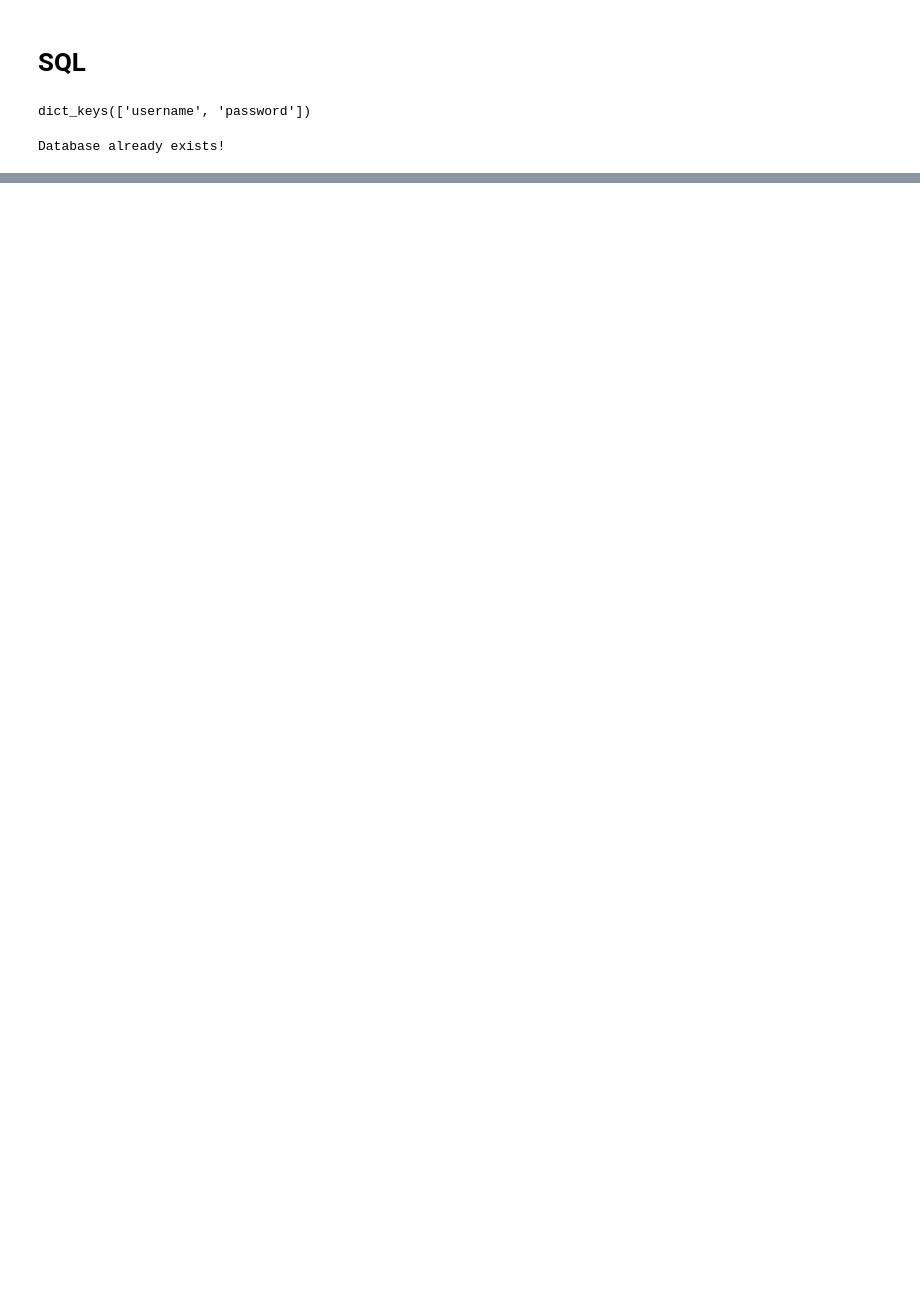
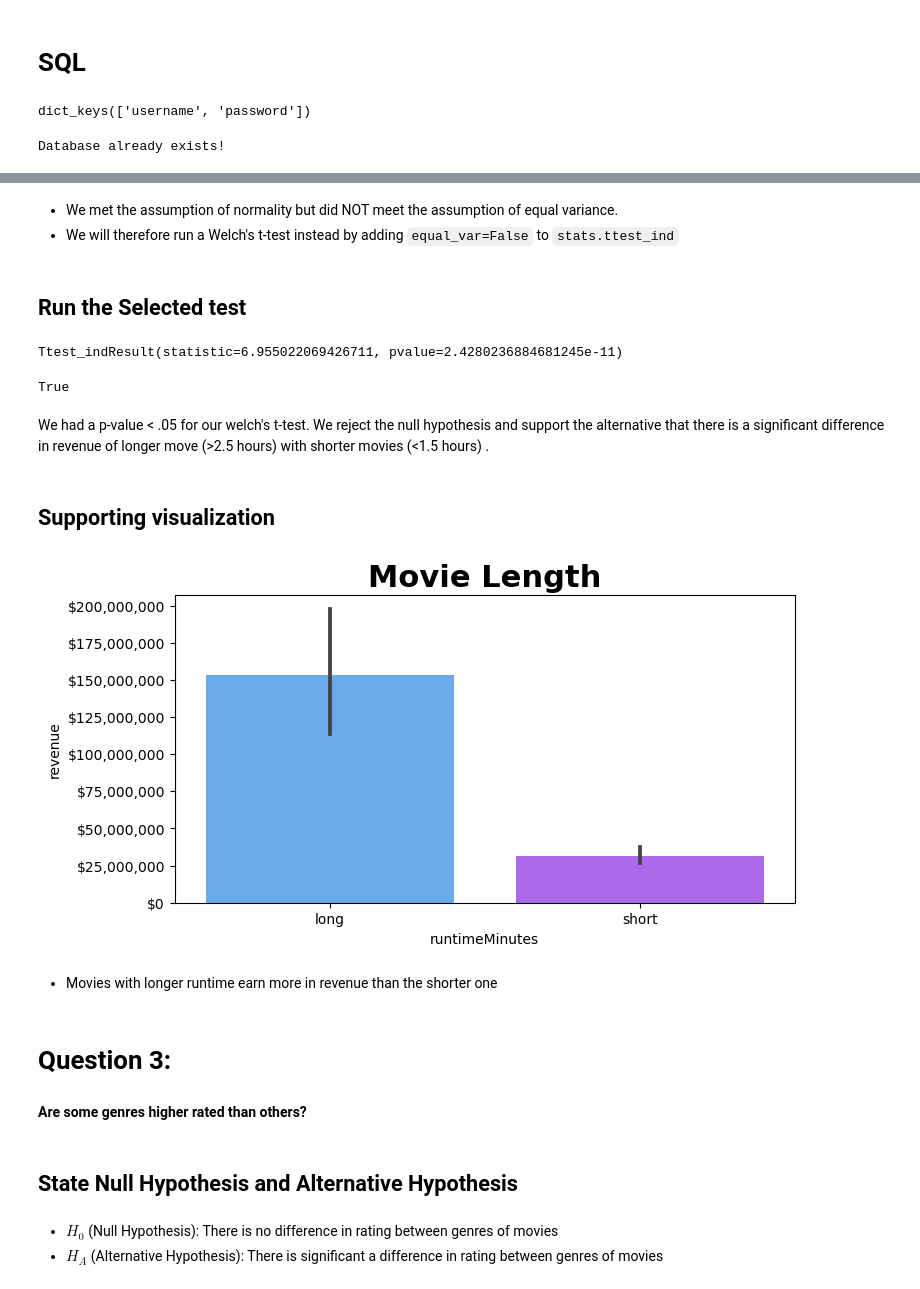
Before and after one commit to J4sonN/IMDB-data-enrichment, a Jupyter notebook: TMDB Hypothesis Testing.ipynb, the cells around one changed output, grey strips where cells are left out. Cells and saved outputs as stored; diff of their text form; code cells hidden in the pictures; blank space fills up the shorter version.

```diff
--- a/TMDB Hypothesis Testing.ipynb
+++ b/TMDB Hypothesis Testing.ipynb
@@ -34,0 +221,9 @@ Question 1:
+# %%
+# Use an SQL query to create a dataframe
+q = """
+SELECT title_basics.runtimeMinutes, final_tmdb.revenue
+FROM final_tmdb
+JOIN title_basics ON title_basics.tconst = final_tmdb.imdb_id
+WHERE final_tmdb.revenue > 0
+;"""
+df = pd.read_sql(q, engine)
@@ -34,0 +239,4 @@ Question 1:
+# %%
+shorter_movies = df.loc[df['runtimeMinutes']<90].copy()
+shorter_movies['runtimeMinutes'] = 'short'
+shorter_movies.head()
@@ -34,0 +250,4 @@ Question 1:
+# %%
+longer_movies = df.loc[df['runtimeMinutes']>150].copy()
+longer_movies['runtimeMinutes'] = 'long'
+longer_movies.head()
@@ -34,0 +261,2 @@ Question 1:
+# %%
+all_df = pd.concat([longer_movies, shorter_movies]).copy()
@@ -34,0 +358,34 @@ Question 1:
+# %% [markdown]
+- We met the assumption of normality but did NOT meet the assumption of equal variance.
+- We will therefore run a Welch's t-test instead by adding `equal_var=False` to `stats.ttest_ind`
+# %% [markdown]
+## Run the Selected test
+# %%
+result = stats.ttest_ind(longer_movies_group, shorter_movies_group, equal_var=False)
+print(result)
+result.pvalue  < .05
+# %% [output]
+Ttest_indResult(statistic=6.955022069426711, pvalue=2.4280236884681245e-11)
+True
+# %% [markdown]
+We had a p-value < .05 for our welch's t-test. We reject the null hypothesis and support the alternative that there is a significant difference in revenue of longer move (>2.5 hours) with shorter movies (<1.5 hours) .
+# %% [markdown]
+## Supporting visualization
+# %%
+fig, ax = plt.subplots(figsize=(8,4), facecolor='w')
+plt.title('Movie Length', fontsize = 22, weight='bold')
+sns.barplot(data=all_df, x='runtimeMinutes', y='revenue', palette="cool")
+ax.yaxis.set_major_formatter(price_fmt);
+# %% [output]
+[figure, added]
+# %% [markdown]
+-  Movies with longer runtime earn more in revenue than the shorter one
+# %% [markdown]
+# Question 3:
+# %% [markdown]
+**Are some genres higher rated than others?**
+# %% [markdown]
+## State Null Hypothesis and Alternative Hypothesis
+# %% [markdown]
+- $H_0$ (Null Hypothesis): There is no difference in rating between genres of movies
+- $H_A$ (Alternative Hypothesis): There is significant a difference in rating between genres of movies
```
Also changed, not shown: parts of 97 cells of this notebook, 3 other files.
